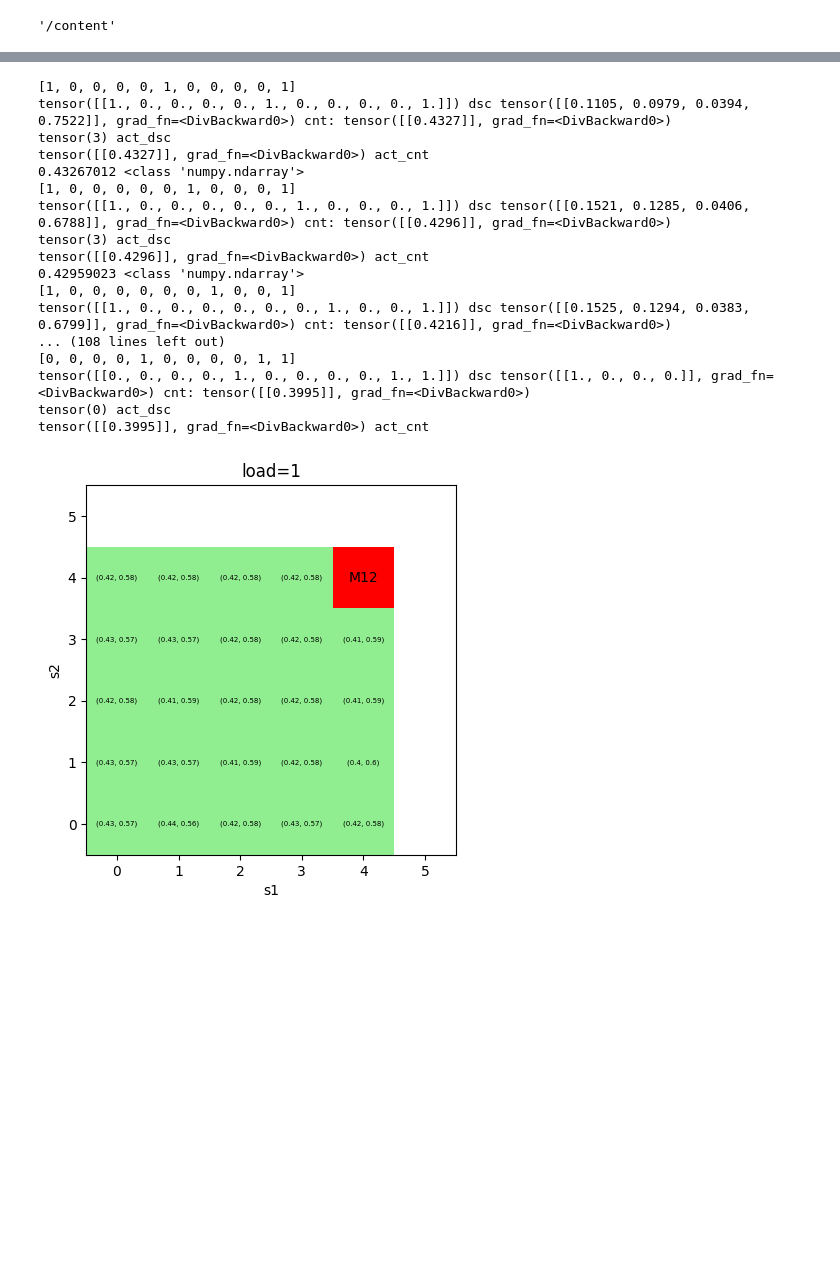
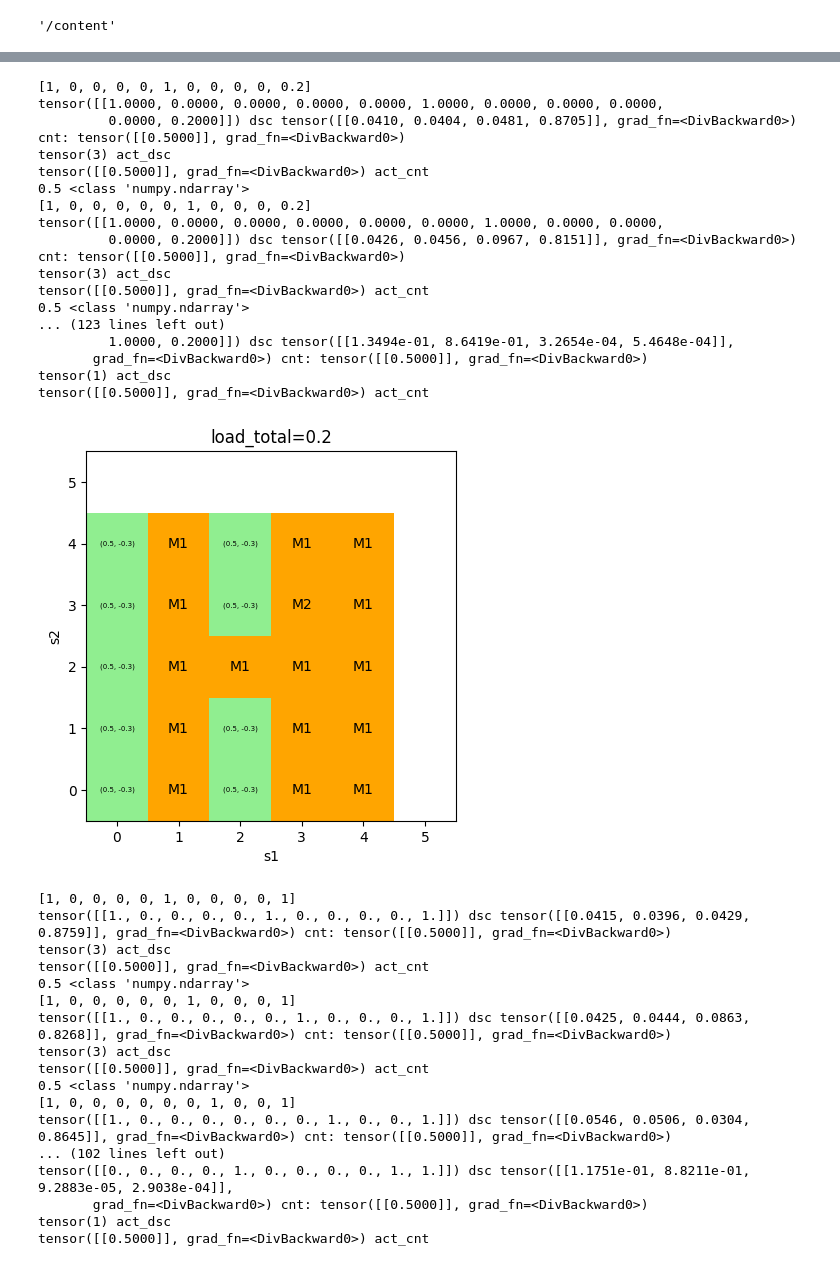
Before and after one commit to AbeTetsuyaR/AbePPO, a Jupyter notebook: AbePPO0807.ipynb, the cells around one changed output, grey strips where cells are left out. Cells and saved outputs as stored; diff of their text form; code cells hidden in the pictures; blank space fills up the shorter version.

```diff
--- a/AbePPO0807.ipynb
+++ b/AbePPO0807.ipynb
@@ -550,17 +589,21 @@ class Agent:
         self.critic.load_checkpoint()
 
     def choose_action(self,observation):
+        #print(observation)
         state = torch.tensor(np.array([observation]),dtype=torch.float).to(self.actor.device)
         dist_dsc, dist_cnt = self.actor(state)
         #print(state, "dsc:" ,dist_dsc.probs, "cnt:" ,dist_cnt.mean)
         value = self.critic(state)
         act_dsc = dist_dsc.sample()
         act_cnt = dist_cnt.sample()
-        #print(act_cnt)
         log_prob_dsc = torch.squeeze(dist_dsc.log_prob(act_dsc)).item()
-        log_prob_cnt = torch.squeeze(dist_cnt.log_prob(act_cnt)).item()
 
-
+        if act_dsc.item() == 3:
+          log_prob_cnt = torch.squeeze(dist_cnt.log_prob(act_cnt)).item()
+        else:
+          #log_prob_cnt = 0 #dist_cntを参照しないことの補正
+          log_prob_cnt = torch.squeeze(dist_cnt.log_prob(act_cnt)).item()
+        #print(log_prob_dsc, log_prob_cnt)
         log_prob = log_prob_dsc + log_prob_cnt
 
         value = torch.squeeze(value).item()
@@ -685,7 +728,7 @@ interval = 24
 alpha_actor = 0.01#ここを変更する
 alpha_critic = 0.02#ここを変更する
 n_epochs = 4
-policy_clip = 0.2
+policy_clip = 0.1
 beta=0.0005
 
 
@@ -702,7 +745,7 @@ agent = Agent(n_units=n_units,
               n_epochs=n_epochs)
 env = Environment()
 # %%
-num_episode = 2 #2時間くらい？ 2*4で3分
+num_episode = 16*2 #4*16*2で30分
 best_reward = -np.inf
 episode_reward_history = []
 avg_cost = 0
@@ -849,7 +898,7 @@ def get_color(action):
     cmap = ["red","orange","orange","lightgreen","orange","lightgreen","lightgreen","lightblue"]
     return cmap[action]
 
-def plot_action(ax, center_x, center_y, act_dsc, act_cnt):
+def plot_action(ax, center_x, center_y, act_dsc, act_cnt, load_total):
     size = 1
     opt_action = patches.Rectangle(
         (center_x-size/2, center_y-size/2),
@@ -869,23 +918,23 @@ def plot_action(ax, center_x, center_y, act_dsc, act_cnt):
     else: #稼働継続
         print(act_cnt, type(act_cnt))
         #ax.text(center_x, center_y,f'{(round(act_cnt[0],2),round(1-act_cnt[0],2))}',ha='center', va='center',fontsize=5)
-        ax.text(center_x, center_y, f'{(round(float(act_cnt), 2), round(1 - float(act_cnt), 2))}', ha='center', va='center', fontsize=5)
+        ax.text(center_x, center_y, f'{(round(float(act_cnt), 3), round(load_total - float(act_cnt), 3))}', ha='center', va='center', fontsize=5)
 
 
 
-def optimal_policy(s1,load):
+def optimal_policy(s1,load_total):
     fig, ax = plt.subplots()
     x = 5
     for s2 in range(x):
         for s3 in range(x):
             level_ohe = one_hot_encoding(levels=[s2,s3])
-            state = level_ohe + list([load])
+            state = level_ohe + list([load_total])
             print(state)
             act_dsc, act_cnt, log_prob, val = agent.choose_action_max_prob(state)
             act_dsc = act_dsc.item()
             act_cnt = act_cnt.squeeze().cpu().detach().numpy().copy()
             #print(act_dsc,act_cnt)
-            plot_action(ax, s2, s3, act_dsc, act_cnt)
+            plot_action(ax, s2, s3, act_dsc, act_cnt, load_total)
     ax.set_xlim(-0.5,x+0.5)
     ax.set_ylim(-0.5,x+0.5)
     #cbar = plt.colorbar(scatter, cax=cax, ticks=np.arange(0.5, 8.5, 1))
@@ -894,9 +943,11 @@ def optimal_policy(s1,load):
     ax.set_xlabel("s1") #変更
     ax.set_ylabel("s2") #変更
     # グラフを表示
-    ax.set_title("load="+str(load))
+    ax.set_title("load_total="+str(load_total))
     plt.show()
-optimal_policy(s1=0,load=1)
+optimal_policy(s1=0,load_total=0.2)
+optimal_policy(s1=0,load_total=1)
+optimal_policy(s1=0,load_total=1.8)
 #optimal_policy(s1=0,m1=0,m2=0,m3=0,b=1,d=0,t=1)
 #optimal_policy(s1=1,m1=0,m2=0,m3=0,b=1,d=0,t=1)
 #optimal_policy(s1=2,m1=0,m2=0,m3=0,b=1,d=0,t=1)
@@ -905,46 +956,63 @@ optimal_policy(s1=0,load=1)
 #optimal_policy(s1=4,m1=0,m2=0,m3=0,b=0,d=0,t=1)
 #optimal_policy(s1=0,m1=1,m2=1,m3=0,b=1,d=0,t=1)
 #optimal_policy(s1=0,m1=0,m2=0,m3=0,b=1,d=0,t=0.5)
 #optimal_policy(s1=0,m1=0,m2=0,m3=0,b=-1,d=0,t=1)
 #optimal_policy(s1=1,m1=0,m2=0,m3=0,b=-1,d=0,t=1)
 #optimal_policy(s1=2,m1=0,m2=0,m3=0,b=-1,d=0,t=1)
 #optimal_policy(s1=3,m1=0,m2=0,m3=0,b=-1,d=0,t=1)
 #optimal_policy(s1=4,m1=0,m2=0,m3=0,b=-1,d=-1,t=0.3)
 #optimal_policy(s1=0,m1=0,m2=0,m3=0,b=-1,d=-1,t=0.3)
 #optimal_policy(s1=1,m1=0,m2=0,m3=0,b=-1,d=-1,t=0.3)
 #optimal_policy(s1=2,m1=0,m2=0,m3=0,b=-1,d=-1,t=0.3)
 #optimal_policy(s1=3,m1=0,m2=0,m3=0,b=-1,d=-1,t=0.3)
 #optimal_policy(s1=4,m1=0,m2=0,m3=0,b=-1,d=-1,t=0.3)
 s1 = 4
 s2 = 4
 s3 = 4
 m1 = 0
 m2 = 0
 m3 = 0
 inventory = 0
 #demand = 0
 remain_interval = 1
 #level_ohe, mstatus_ohe = one_hot_encoding(levels=[s1,s2,s3],maintenance_status=[m1,m2,m3])
 #state = level_ohe + mstatus_ohe + list([inventory,demand,remain_interval])
 #act_dsc, act_cnt, log_prob, val = agent.choose_action_max_prob(state)
 #act_dsc = act_dsc.item()
 #act_dsc
 # %% [output]
-[1, 0, 0, 0, 0, 1, 0, 0, 0, 0, 1]
-tensor([[1., 0., 0., 0., 0., 1., 0., 0., 0., 0., 1.]]) dsc tensor([[0.1105, 0.0979, 0.0394, 0.7522]], grad_fn=<DivBackward0>) cnt: tensor([[0.4327]], grad_fn=<DivBackward0>)
+[1, 0, 0, 0, 0, 1, 0, 0, 0, 0, 0.2]
+tensor([[1.0000, 0.0000, 0.0000, 0.0000, 0.0000, 1.0000, 0.0000, 0.0000, 0.0000,
+         0.0000, 0.2000]]) dsc tensor([[0.0410, 0.0404, 0.0481, 0.8705]], grad_fn=<DivBackward0>) cnt: tensor([[0.5000]], grad_fn=<DivBackward0>)
 tensor(3) act_dsc
-tensor([[0.4327]], grad_fn=<DivBackward0>) act_cnt
-0.43267012 <class 'numpy.ndarray'>
-[1, 0, 0, 0, 0, 0, 1, 0, 0, 0, 1]
-tensor([[1., 0., 0., 0., 0., 0., 1., 0., 0., 0., 1.]]) dsc tensor([[0.1521, 0.1285, 0.0406, 0.6788]], grad_fn=<DivBackward0>) cnt: tensor([[0.4296]], grad_fn=<DivBackward0>)
+tensor([[0.5000]], grad_fn=<DivBackward0>) act_cnt
+0.5 <class 'numpy.ndarray'>
+[1, 0, 0, 0, 0, 0, 1, 0, 0, 0, 0.2]
+tensor([[1.0000, 0.0000, 0.0000, 0.0000, 0.0000, 0.0000, 1.0000, 0.0000, 0.0000,
+         0.0000, 0.2000]]) dsc tensor([[0.0426, 0.0456, 0.0967, 0.8151]], grad_fn=<DivBackward0>) cnt: tensor([[0.5000]], grad_fn=<DivBackward0>)
 tensor(3) act_dsc
-tensor([[0.4296]], grad_fn=<DivBackward0>) act_cnt
-0.42959023 <class 'numpy.ndarray'>
-[1, 0, 0, 0, 0, 0, 0, 1, 0, 0, 1]
-tensor([[1., 0., 0., 0., 0., 0., 0., 1., 0., 0., 1.]]) dsc tensor([[0.1525, 0.1294, 0.0383, 0.6799]], grad_fn=<DivBackward0>) cnt: tensor([[0.4216]], grad_fn=<DivBackward0>)
-... (108 lines left out)
-[0, 0, 0, 0, 1, 0, 0, 0, 0, 1, 1]
-tensor([[0., 0., 0., 0., 1., 0., 0., 0., 0., 1., 1.]]) dsc tensor([[1., 0., 0., 0.]], grad_fn=<DivBackward0>) cnt: tensor([[0.3995]], grad_fn=<DivBackward0>)
-tensor(0) act_dsc
-tensor([[0.3995]], grad_fn=<DivBackward0>) act_cnt
+tensor([[0.5000]], grad_fn=<DivBackward0>) act_cnt
+0.5 <class 'numpy.ndarray'>
+... (123 lines left out)
+         1.0000, 0.2000]]) dsc tensor([[1.3494e-01, 8.6419e-01, 3.2654e-04, 5.4648e-04]],
+       grad_fn=<DivBackward0>) cnt: tensor([[0.5000]], grad_fn=<DivBackward0>)
+tensor(1) act_dsc
+tensor([[0.5000]], grad_fn=<DivBackward0>) act_cnt
-[figure, old version]
+[figure, new version]
+[1, 0, 0, 0, 0, 1, 0, 0, 0, 0, 1]
+tensor([[1., 0., 0., 0., 0., 1., 0., 0., 0., 0., 1.]]) dsc tensor([[0.0415, 0.0396, 0.0429, 0.8759]], grad_fn=<DivBackward0>) cnt: tensor([[0.5000]], grad_fn=<DivBackward0>)
+tensor(3) act_dsc
+tensor([[0.5000]], grad_fn=<DivBackward0>) act_cnt
+0.5 <class 'numpy.ndarray'>
+[1, 0, 0, 0, 0, 0, 1, 0, 0, 0, 1]
+tensor([[1., 0., 0., 0., 0., 0., 1., 0., 0., 0., 1.]]) dsc tensor([[0.0425, 0.0444, 0.0863, 0.8268]], grad_fn=<DivBackward0>) cnt: tensor([[0.5000]], grad_fn=<DivBackward0>)
+tensor(3) act_dsc
+tensor([[0.5000]], grad_fn=<DivBackward0>) act_cnt
+0.5 <class 'numpy.ndarray'>
+[1, 0, 0, 0, 0, 0, 0, 1, 0, 0, 1]
+tensor([[1., 0., 0., 0., 0., 0., 0., 1., 0., 0., 1.]]) dsc tensor([[0.0546, 0.0506, 0.0304, 0.8645]], grad_fn=<DivBackward0>) cnt: tensor([[0.5000]], grad_fn=<DivBackward0>)
+... (102 lines left out)
+tensor([[0., 0., 0., 0., 1., 0., 0., 0., 0., 1., 1.]]) dsc tensor([[1.1751e-01, 8.8211e-01, 9.2883e-05, 2.9038e-04]],
+       grad_fn=<DivBackward0>) cnt: tensor([[0.5000]], grad_fn=<DivBackward0>)
+tensor(1) act_dsc
+tensor([[0.5000]], grad_fn=<DivBackward0>) act_cnt
```
Also changed, not shown: parts of 6 cells of this notebook.
